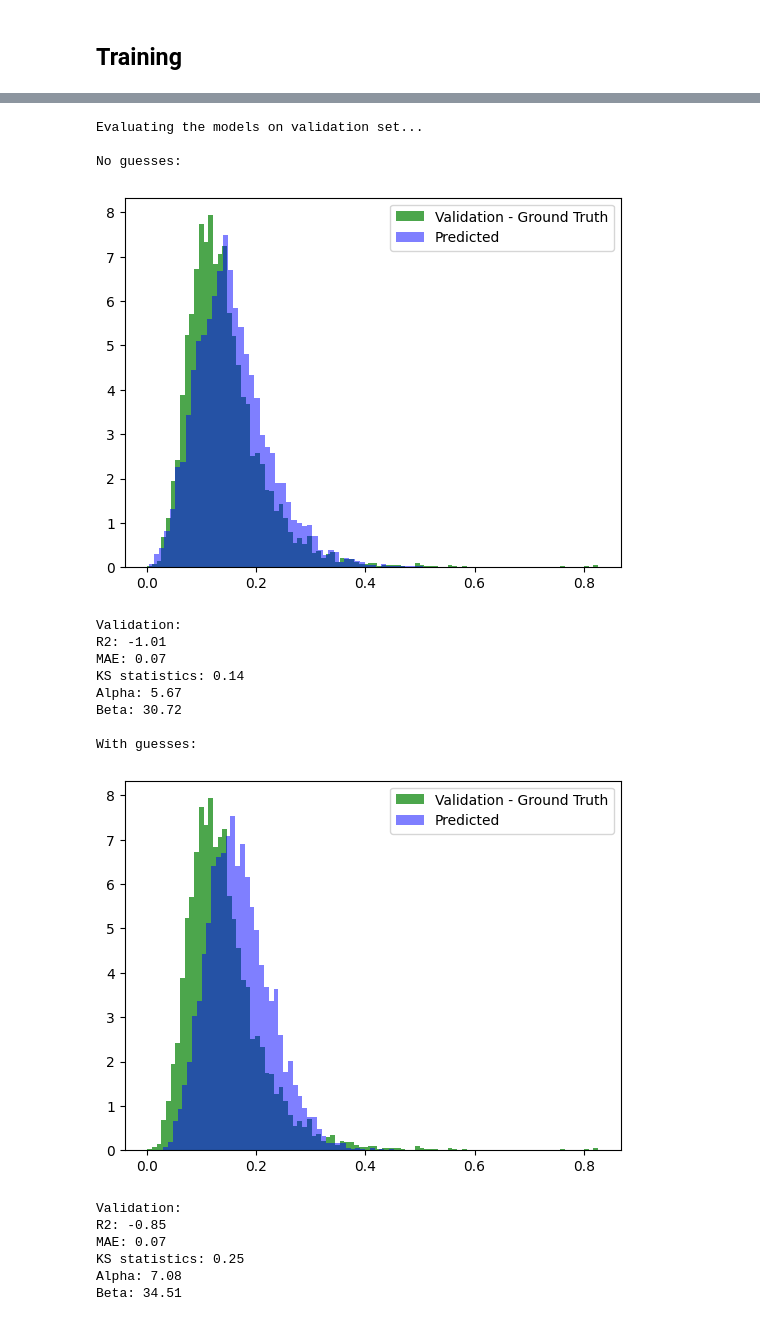
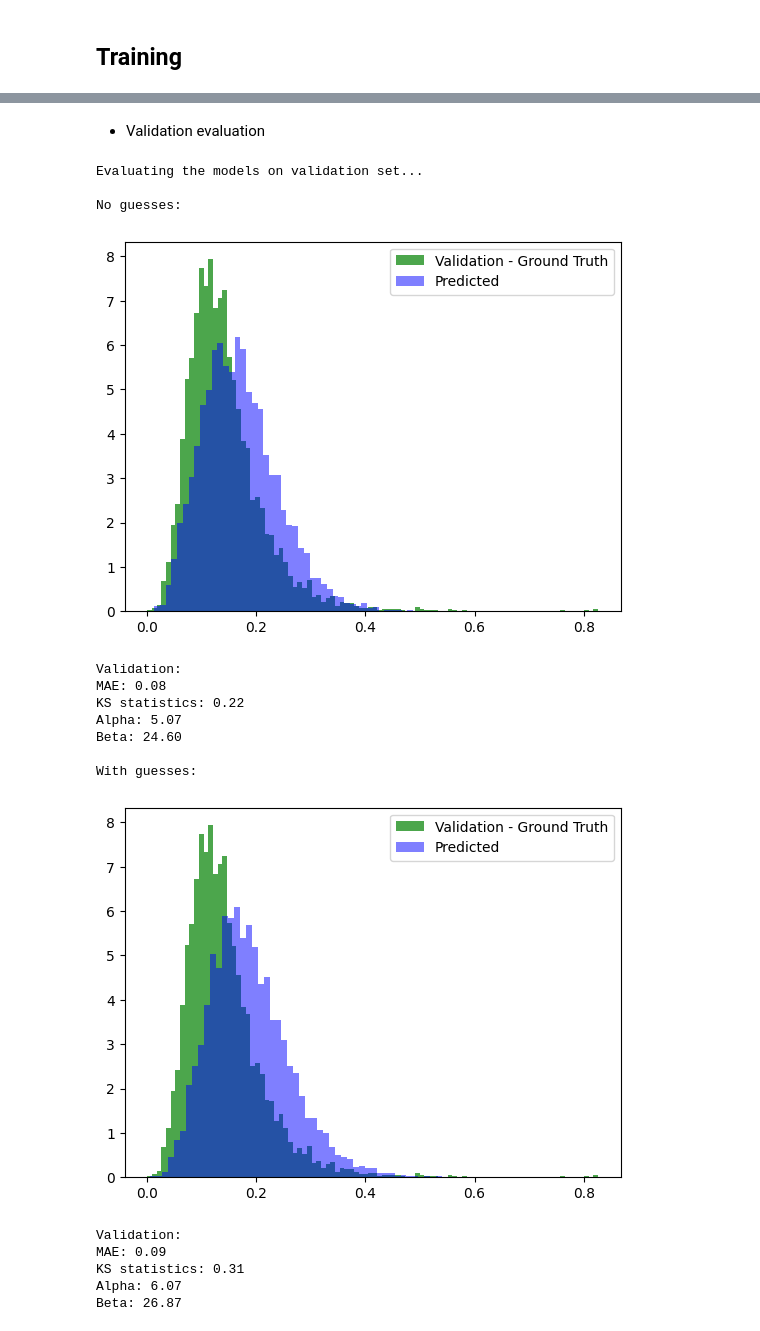
Before and after one commit to oshodiS/Rainfall-BetaEstimation, a Jupyter notebook: Rainfall new dataset.ipynb, the cells around one changed output, grey strips where cells are left out. Saved outputs shown, nothing was run; the diff lists cells and outputs as text; code cells hidden in the pictures.

```diff
--- a/Rainfall new dataset.ipynb
+++ b/Rainfall new dataset.ipynb
@@ -399,11 +396,10 @@ def build_nn_beta_model(input_shape, hidden):
 # %% [markdown]
 # 3. Metrics
 # %%
-def get_scores(dist, y, label, color, plot = True):
+def sample_metrics(dist, y, label, color, plot = True):
     num_samples = 1
     y_pred = dist.sample(num_samples).numpy().ravel()
 
-    r2 = metrics.r2_score(y, y_pred)
     mae = metrics.mean_absolute_error(y, y_pred)
     ks_statistics, _ = stats.ks_2samp(y, y_pred)
 
@@ -414,7 +410,7 @@ def get_scores(dist, y, label, color, plot = True):
         plt.legend()
         plt.show()
 
-    return r2, mae, ks_statistics
+    return mae, ks_statistics
 
 def plot_series(data, labels=None, predictions=None, figsize=None, filled_version=None, std=None, ci=None, title=None, ylim=None):
 
@@ -542,8 +538,8 @@ print(a_guess, b_guess)
 # %%
 # Parameters for the training
 batch_size = 16
-epochs = 20
-lr = 1e-3
+epochs = 6
+lr = 1e-2
 loss_prof = lambda y_true, dist: -dist.log_prob(y_true)
 
 print('Training the model without the guesses...')
@@ -552,8 +548,9 @@ history = train_nn_model(model_no_guess, X_train, y_train, batch_size, loss_prof
 #plot_training_history(history, figsize=(14, 4))
 
 print('\nTraining the model with the guesses...')
-#model_guess = build_nn_beta_model_bias(input_shape=(X_train.shape[1],), hidden=[64, 32], alpha_guess=a_guess, beta_guess=b_guess)
-#history = train_nn_model(model_guess, X_train, y_train, batch_size, loss_prof, lr, verbose=1, patience=10, validation_data=(X_val, y_val), epochs=epochs)
+lr = 1e-4
+model_guess = build_nn_beta_model_bias(input_shape=(X_train.shape[1],), hidden=[64, 32], alpha_guess=a_guess, beta_guess=b_guess)
+history = train_nn_model(model_guess, X_train, y_train, batch_size, loss_prof, lr, verbose=1, patience=10, validation_data=(X_val, y_val), epochs=epochs)
 #plot_training_history(history, figsize=(14, 4))
 # %% [output]
 Training the model without the guesses...
@@ -578,11 +577,10 @@ print('Evaluating the models on training set...')
 
 print('\nNo guesses:')
 dist_train_no_guess = model_no_guess(X_train)
-r2_train_no_guess, mae_train_no_guess, ks_statist_train_no_guess = get_scores(dist_train_no_guess, y_train, 'Train - Ground Truth', 'red')
+mae_train_no_guess, ks_statist_train_no_guess = sample_metrics(dist_train_no_guess, y_train, 'Train - Ground Truth', 'red')
 a_train_no_guess = dist_train_no_guess.concentration1.numpy().mean()
 b_train_no_guess = dist_train_no_guess.concentration0.numpy().mean()
 print('Train:')
-print(f'R2: {r2_train_no_guess:.2f}')
 print(f'MAE: {mae_train_no_guess:.2f}')
 print(f'KS statistics: {ks_statist_train_no_guess:.2f}')
 print(f'Alpha: {a_train_no_guess:.2f}')
@@ -590,21 +588,20 @@ print(f'Beta: {b_train_no_guess:.2f}')
 
 print('\nWith guesses:')
 dist_train_guess = model_guess(X_train)
-r2_train_guess, mae_train_guess, ks_statist_train_guess = get_scores(dist_train_guess, y_train, 'Train - Ground Truth', 'red')
+mae_train_guess, ks_statist_train_guess = sample_metrics(dist_train_guess, y_train, 'Train - Ground Truth', 'red')
 a_train_guess = dist_train_guess.concentration1.numpy().mean()
 b_train_guess = dist_train_guess.concentration0.numpy().mean()
 print('Train:')
-print(f'R2: {r2_train_guess:.2f}')
 print(f'MAE: {mae_train_guess:.2f}')
 print(f'KS statistics: {ks_statist_train_guess:.2f}')
 print(f'Alpha: {a_train_guess:.2f}')
 print(f'Beta: {b_train_guess:.2f}')
 
 # Store the results in a dataframe
-results = pd.DataFrame(columns=['Model', 'Split', 'R2', 'MAE', 'KS statistics', 'Alpha', 'Beta'])
+results = pd.DataFrame(columns=['Model', 'Split', 'MAE', 'KS statistics', 'Alpha', 'Beta'])
 
-train_no_guess = ['No guesses', 'Train', r2_train_no_guess, mae_train_no_guess, ks_statist_train_no_guess, a_train_no_guess, b_train_no_guess]
-train_guess = ['With guesses', 'Train', r2_train_guess, mae_train_guess, ks_statist_train_guess, a_train_guess, b_train_guess]
+train_no_guess = ['No guesses', 'Train', mae_train_no_guess, ks_statist_train_no_guess, a_train_no_guess, b_train_no_guess]
+train_guess = ['With guesses', 'Train', mae_train_guess, ks_statist_train_guess, a_train_guess, b_train_guess]
 
 results.loc[0] = train_no_guess
 results.loc[1] = train_guess
@@ -631,53 +626,51 @@ Beta: 32.39
+# %% [markdown]
+* Validation evaluation
 # %%
 print('Evaluating the models on validation set...')
 
 print('\nNo guesses:')
 dist_val_no_guess = model_no_guess(X_val)
-r2_val_no_guess, mae_val_no_guess, ks_statist_val_no_guess = get_scores(dist_val_no_guess, y_val, 'Validation - Ground Truth', 'blue')
+mae_val_no_guess, ks_statist_val_no_guess = sample_metrics(dist_val_no_guess, y_val, 'Validation - Ground Truth', 'blue')
 a_val_no_guess = dist_val_no_guess.concentration1.numpy().mean()
 b_val_no_guess = dist_val_no_guess.concentration0.numpy().mean()
 print('Validation:')
-print(f'R2: {r2_val_no_guess:.2f}')
 print(f'MAE: {mae_val_no_guess:.2f}')
 print(f'KS statistics: {ks_statist_val_no_guess:.2f}')
 print(f'Alpha: {a_val_no_guess:.2f}')
 print(f'Beta: {b_val_no_guess:.2f}')
 
 print('\nWith guesses:')
 dist_val_guess = model_guess(X_val)
-r2_val_guess, mae_val_guess, ks_statist_val_guess = get_scores(dist_val_guess, y_val, 'Validation - Ground Truth', 'blue')
+mae_val_guess, ks_statist_val_guess = sample_metrics(dist_val_guess, y_val, 'Validation - Ground Truth', 'blue')
 a_val_guess = dist_val_guess.concentration1.numpy().mean()
 b_val_guess = dist_val_guess.concentration0.numpy().mean()
 print('Validation:')
-print(f'R2: {r2_val_guess:.2f}')
 print(f'MAE: {mae_val_guess:.2f}')
 print(f'KS statistics: {ks_statist_val_guess:.2f}')
 print(f'Alpha: {a_val_guess:.2f}')
 print(f'Beta: {b_val_guess:.2f}')
 
-val_no_guess = ['No guesses', 'Validation', r2_val_no_guess, mae_val_no_guess, ks_statist_val_no_guess, a_val_no_guess, b_val_no_guess]
-val_guess = ['With guesses', 'Validation', r2_val_guess, mae_val_guess, ks_statist_val_guess, a_val_guess, b_val_guess]
+val_no_guess = ['No guesses', 'Validation', mae_val_no_guess, ks_statist_val_no_guess, a_val_no_guess, b_val_no_guess]
+val_guess = ['With guesses', 'Validation', mae_val_guess, ks_statist_val_guess, a_val_guess, b_val_guess]
 
 results.loc[2] = val_no_guess
 results.loc[3] = val_guess
 # %% [output]
 Evaluating the models on validation set...
 
 No guesses:
-[figure, old version]
+[figure, new version]
 Validation:
-R2: -1.01
-MAE: 0.07
-KS statistics: 0.14
-Alpha: 5.67
-Beta: 30.72
+MAE: 0.08
+KS statistics: 0.22
+Alpha: 5.07
+Beta: 24.60
 
 With guesses:
-[figure, old version]
+[figure, new version]
 Validation:
-R2: -0.85
-MAE: 0.07
-KS statistics: 0.25
-Alpha: 7.08
-Beta: 34.51
+MAE: 0.09
+KS statistics: 0.31
+Alpha: 6.07
+Beta: 26.87
 # %% [markdown]
```
Also changed, not shown: parts of 22 cells of this notebook, 2 other files.
